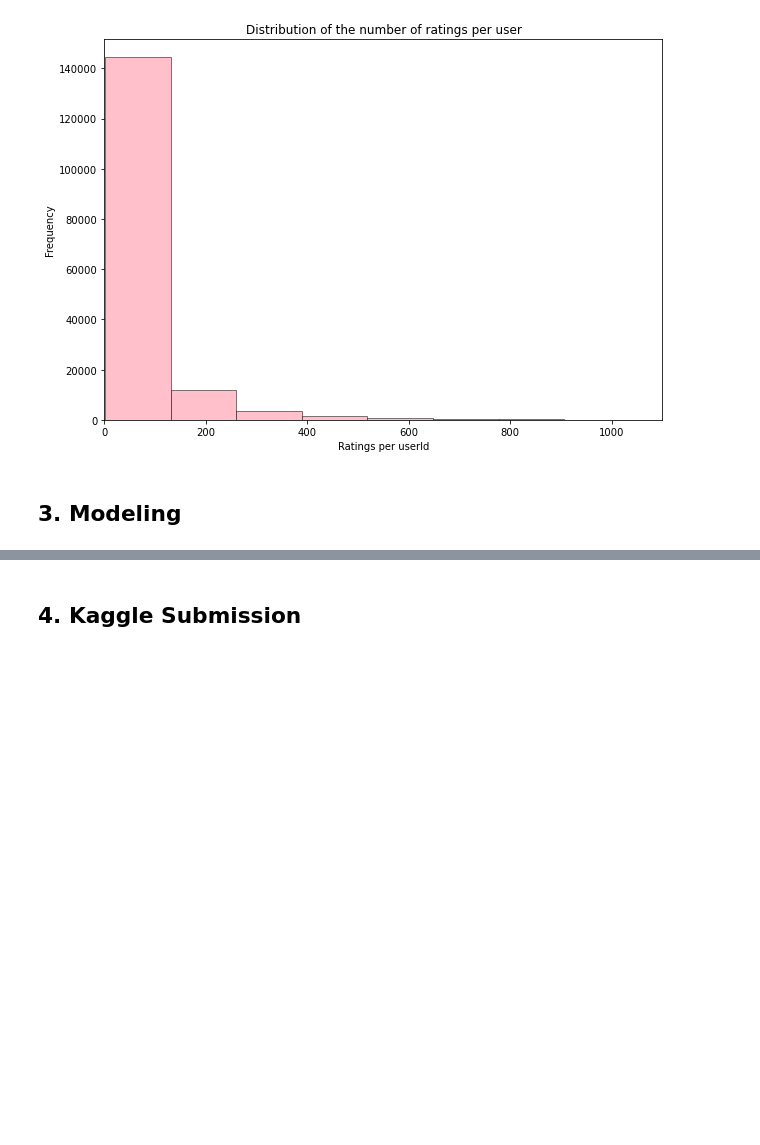
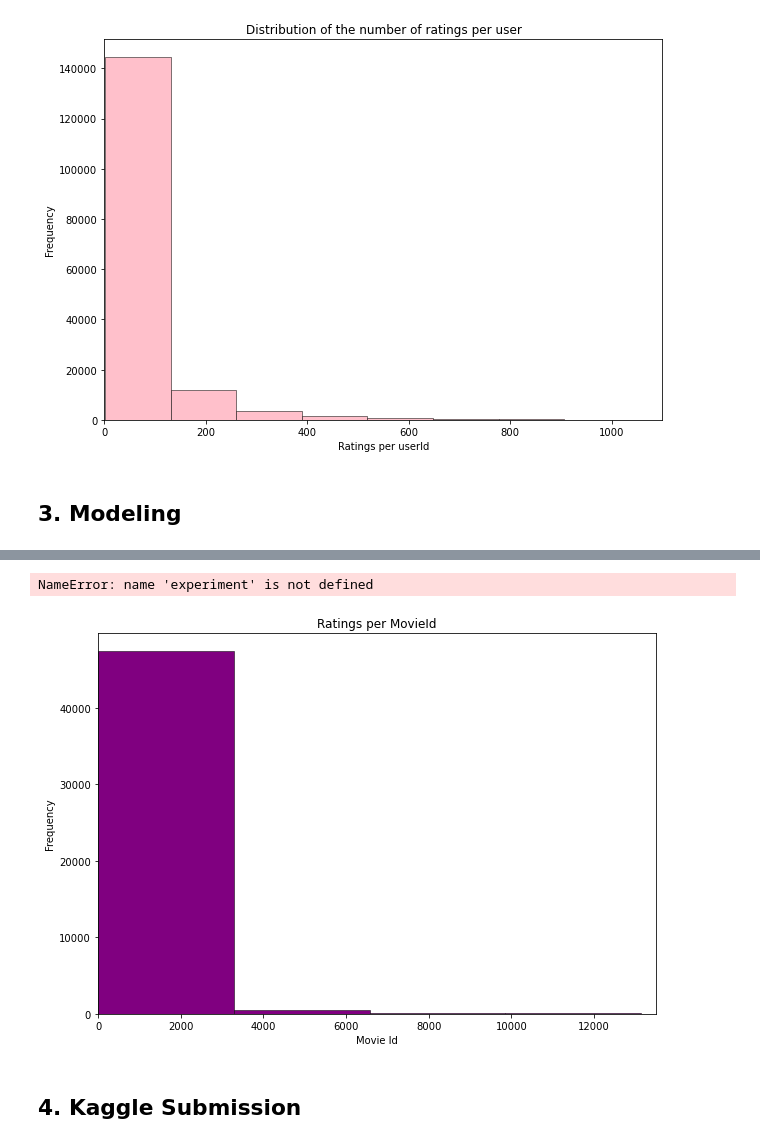
Before and after one commit to Leham-Greeves/JS7_Notebook_Reprository, a Jupyter notebook: unsupervised_learning_notebook.ipynb, the cells around one changed output, grey strips where cells are left out. Saved outputs shown, nothing was run; the diff lists cells and outputs as text; code cells hidden in the pictures; blank space fills up the shorter version.

```diff
--- a/unsupervised_learning_notebook.ipynb
+++ b/unsupervised_learning_notebook.ipynb
@@ -483,3 +534,16 @@ algorithm_svd_tuned.fit(trainset)
+# %%
+plt.figure(figsize=(10, 7))
+plt.title('Ratings per MovieId')
+plt.xlabel('Movie Id')
+plt.ylabel('Count')
+plt.xlim(0, 13500)
+df_movie_info.groupby('title')['rating'].count().plot.hist(
+    bins=10, color='purple', edgecolor='black', linewidth=0.5)
+experiment.log_figure(figure=plt, figure_name='Ratings per Movie')
+plt.show()
+# %% [output]
+NameError: name 'experiment' is not defined
+[figure, added]
 # %% [markdown]
 ## 4. Kaggle Submission
 # %%
```
Also changed, not shown: parts of 22 cells of this notebook.
